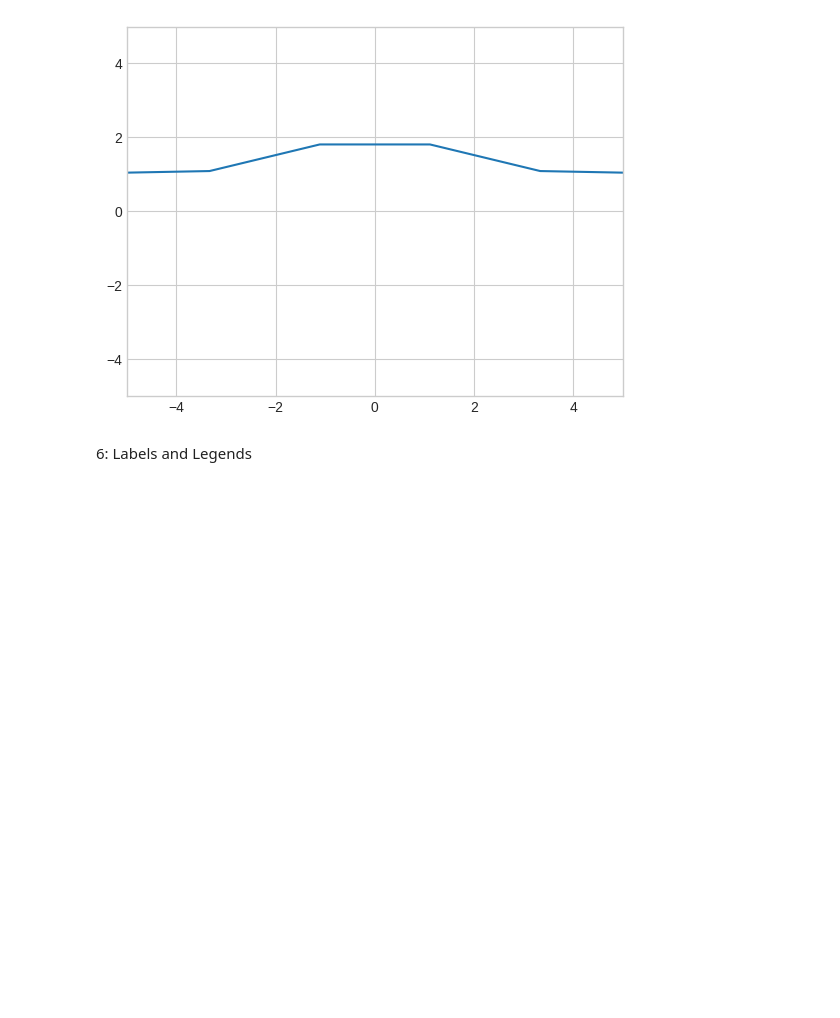
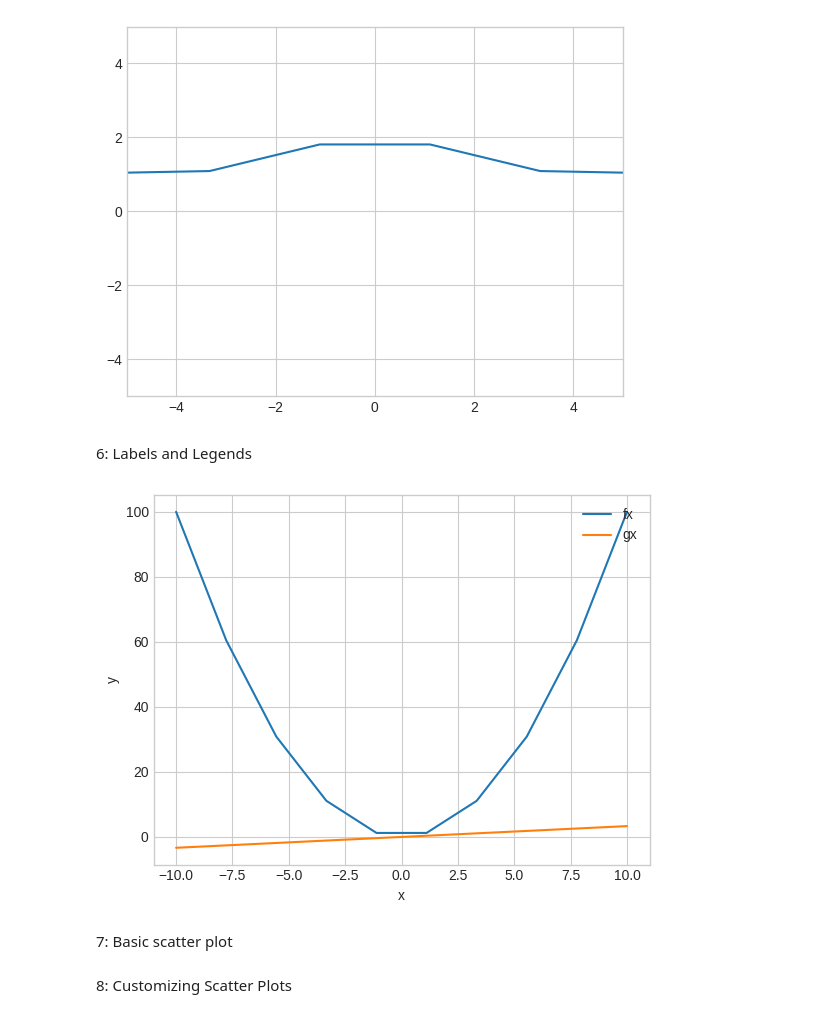
Before and after one commit to surafelmeharihaile-ai/Data110, a Jupyter notebook: Week3_assignment_SurafelHaile_Data_110.ipynb, the cells around one changed output. Cells and saved outputs as stored; diff of their text form; code cells hidden in the pictures; blank space fills up the shorter version.

```diff
--- a/Week3_assignment_SurafelHaile_Data_110.ipynb
+++ b/Week3_assignment_SurafelHaile_Data_110.ipynb
@@ -199,0 +198,14 @@ x=np.linspace(-10,10,10)
+# %%
+x=np.linspace(-10,10,10)
+y1=np.square(x)
+y2=x**1/3
+plt.plot(x,y1,label='fx')
+plt.plot(x,y2,label='gx')
+plt.legend(loc = "upper right")
+plt.xlabel('x')
+plt.ylabel('y')
+plt.show()
+# %% [output]
+[figure, added]
+# %% [markdown]
+7: Basic scatter plot
@@ -199,0 +224,2 @@ x=np.linspace(-10,10,10)
+# %% [markdown]
+8: Customizing Scatter Plots
```
Also changed, not shown: parts of 12 cells of this notebook.
